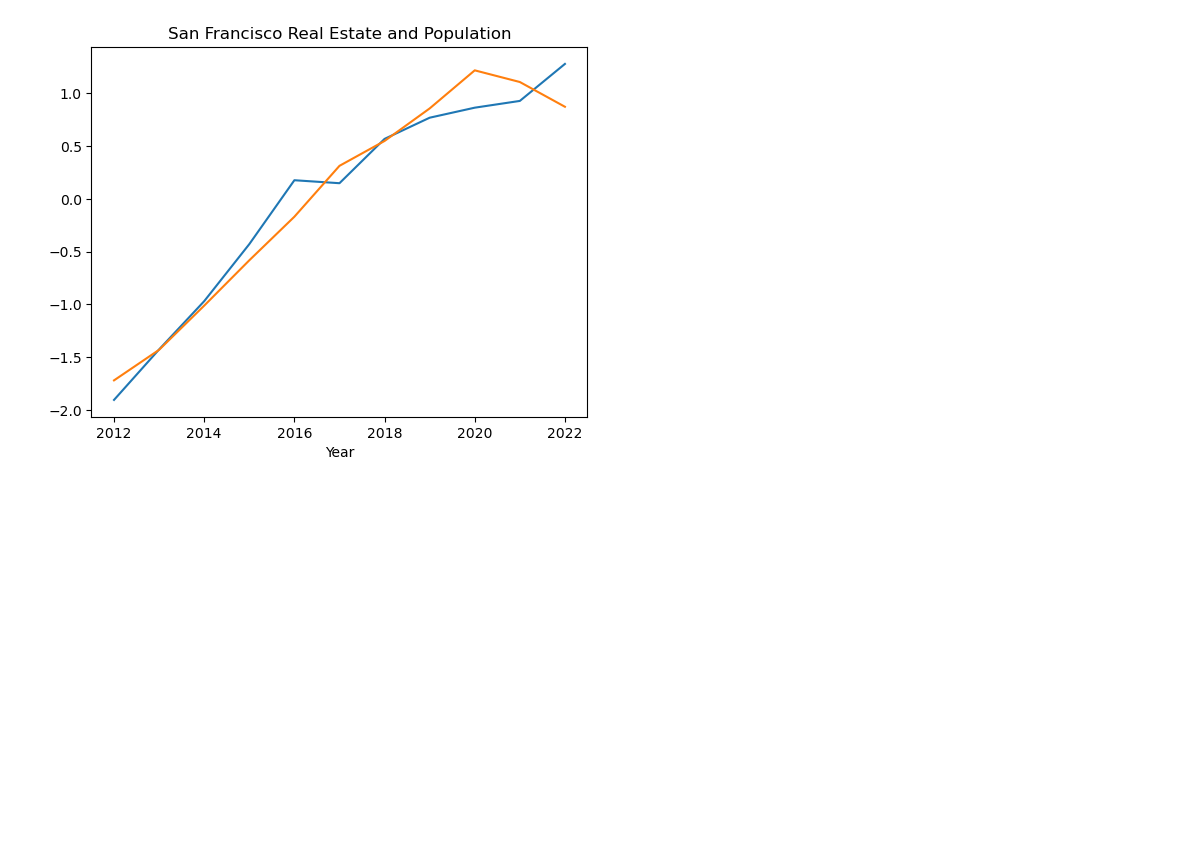
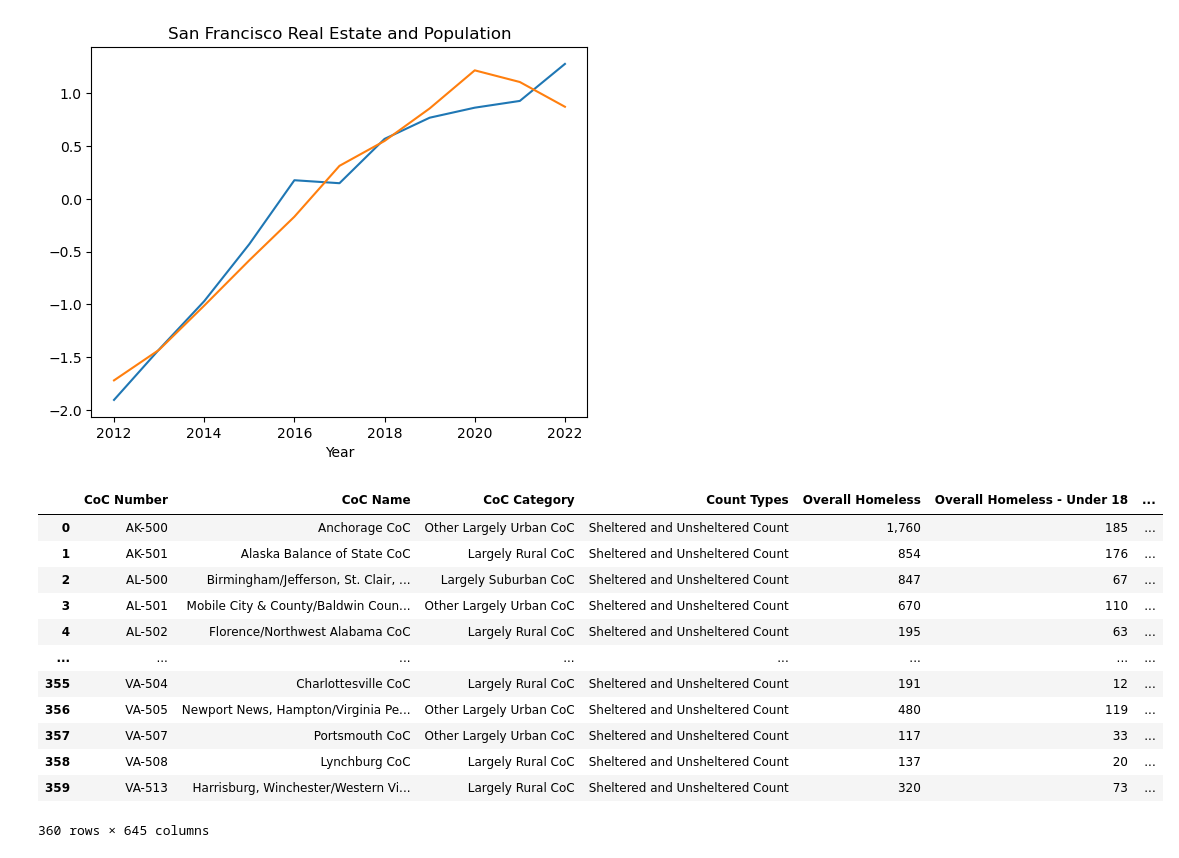
Before and after one commit to MWatkins87/Class_Project_Group_5, a Jupyter notebook: michael_sheridan.ipynb, the cells around one changed output. Saved outputs shown, nothing was run; the diff lists cells and outputs as text; code cells hidden in the pictures; blank space fills up the shorter version.

```diff
--- a/michael_sheridan.ipynb
+++ b/michael_sheridan.ipynb
@@ -425,3 +425,21 @@ for city in cities:
 [figure]
 [figure]
 [figure]
+# %%
+#read in HUD "Point-in-Time" data into a data frame
+homeless_df = pd.read_csv('2007-2023 PIT Counts by CoC.csv')
+homeless_df.head(360 )
+# %% [output]
+|  | CoC Number | CoC Name | CoC Category | Count Types | Overall Homeless | Overall Homeless - Under 18 | ... |
+| 0 | AK-500 | Anchorage CoC | Other Largely Urban CoC | Sheltered and Unsheltered Count | 1,760 | 185 | ... |
+| 1 | AK-501 | Alaska Balance of State CoC | Largely Rural CoC | Sheltered and Unsheltered Count | 854 | 176 | ... |
+| 2 | AL-500 | Birmingham/Jefferson, St. Clair, ... | Largely Suburban CoC | Sheltered and Unsheltered Count | 847 | 67 | ... |
+| 3 | AL-501 | Mobile City & County/Baldwin Coun... | Other Largely Urban CoC | Sheltered and Unsheltered Count | 670 | 110 | ... |
+| 4 | AL-502 | Florence/Northwest Alabama CoC | Largely Rural CoC | Sheltered and Unsheltered Count | 195 | 63 | ... |
+| ... | ... | ... | ... | ... | ... | ... | ... |
+| 355 | VA-504 | Charlottesville CoC | Largely Rural CoC | Sheltered and Unsheltered Count | 191 | 12 | ... |
+| 356 | VA-505 | Newport News, Hampton/Virginia Pe... | Other Largely Urban CoC | Sheltered and Unsheltered Count | 480 | 119 | ... |
+| 357 | VA-507 | Portsmouth CoC | Other Largely Urban CoC | Sheltered and Unsheltered Count | 117 | 33 | ... |
+| 358 | VA-508 | Lynchburg CoC | Largely Rural CoC | Sheltered and Unsheltered Count | 137 | 20 | ... |
+| 359 | VA-513 | Harrisburg, Winchester/Western Vi... | Largely Rural CoC | Sheltered and Unsheltered Count | 320 | 73 | ... |
+360 rows × 645 columns
```
Also changed, not shown: parts of 5 cells of this notebook.
